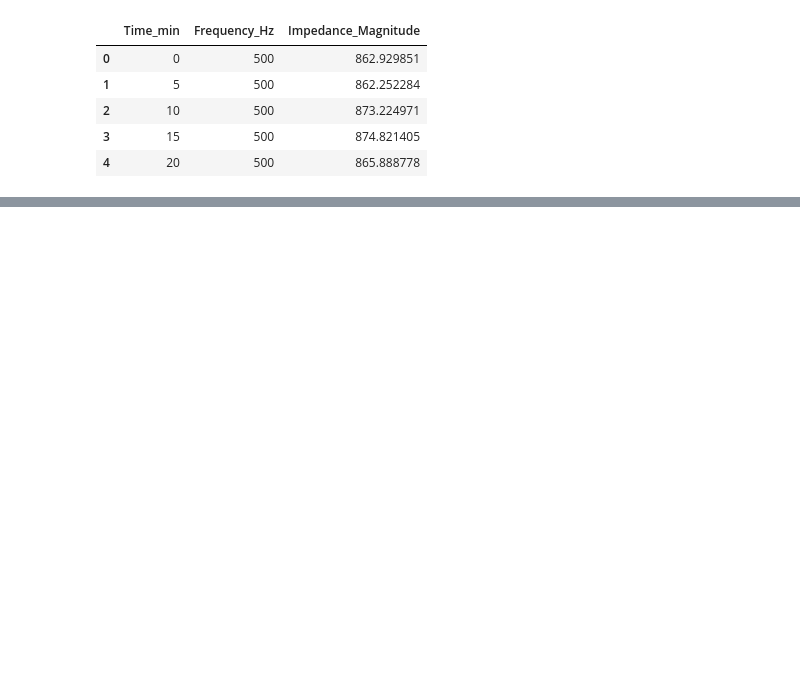
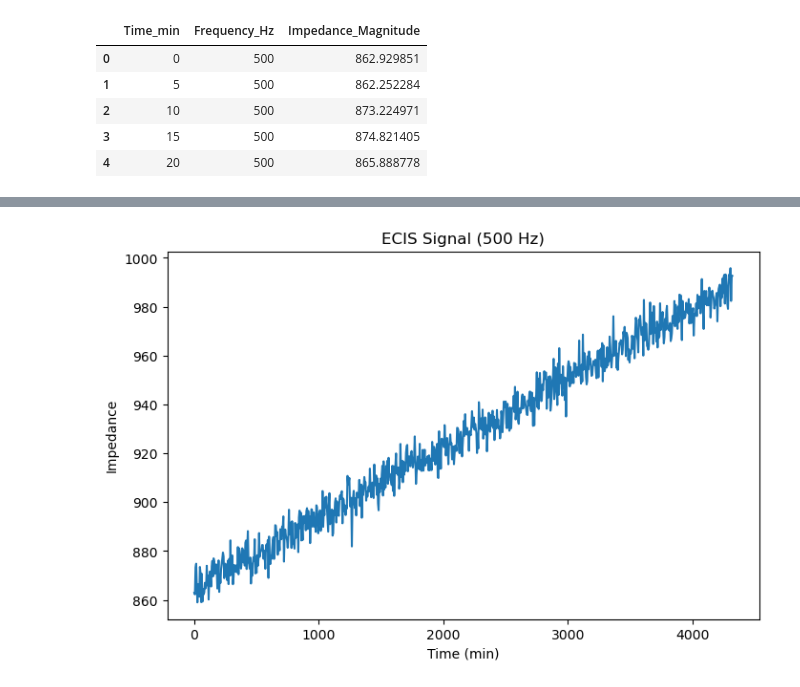
Before and after one commit to DanyaLeyva/ECIS-drug-timing-analysis, a Jupyter notebook: notebooks/ECIS_analysis.ipynb, the cells around one changed output, grey strips where cells are left out. Saved outputs shown, nothing was run; the diff lists cells and outputs as text; code cells hidden in the pictures; blank space fills up the shorter version.

```diff
--- a/notebooks/ECIS_analysis.ipynb
+++ b/notebooks/ECIS_analysis.ipynb
@@ -47,0 +47,15 @@ plt.show()
+# %%
+# multiple frequences are shows filter one out
+df_500 = df[df["Frequency_Hz"] == 500]
+
+plt.figure(figsize=(8,5))
+plt.plot(df_500["Time_min"], df_500["Impedance_Magnitude"])
+
+plt.xlabel("Time (min)")
+plt.ylabel("Impedance")
+plt.title("ECIS Signal (500 Hz)")
+
+plt.show() # SIGNAL SHOWS ONE FREQUENCY (500HZ) ONE CLEAN ECIS CURVE
+#STARTS AT ABOUT 865 GUADUALLY INCREASES TO ABOUT 995 SMALL NOISE FLUCTUATIONS
+# %% [output]
+[figure, added]
```
Also changed, not shown: parts of 10 cells of this notebook.
